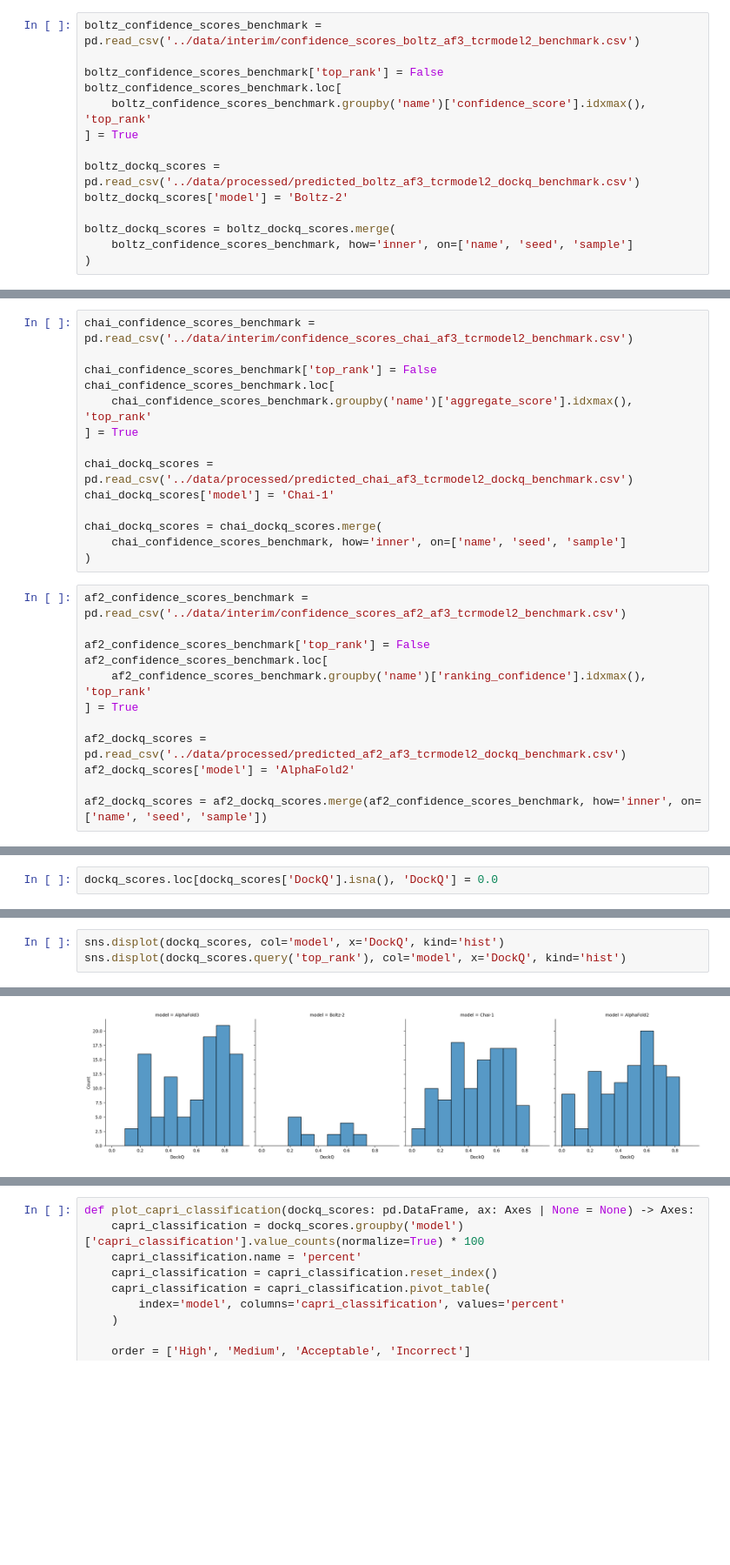
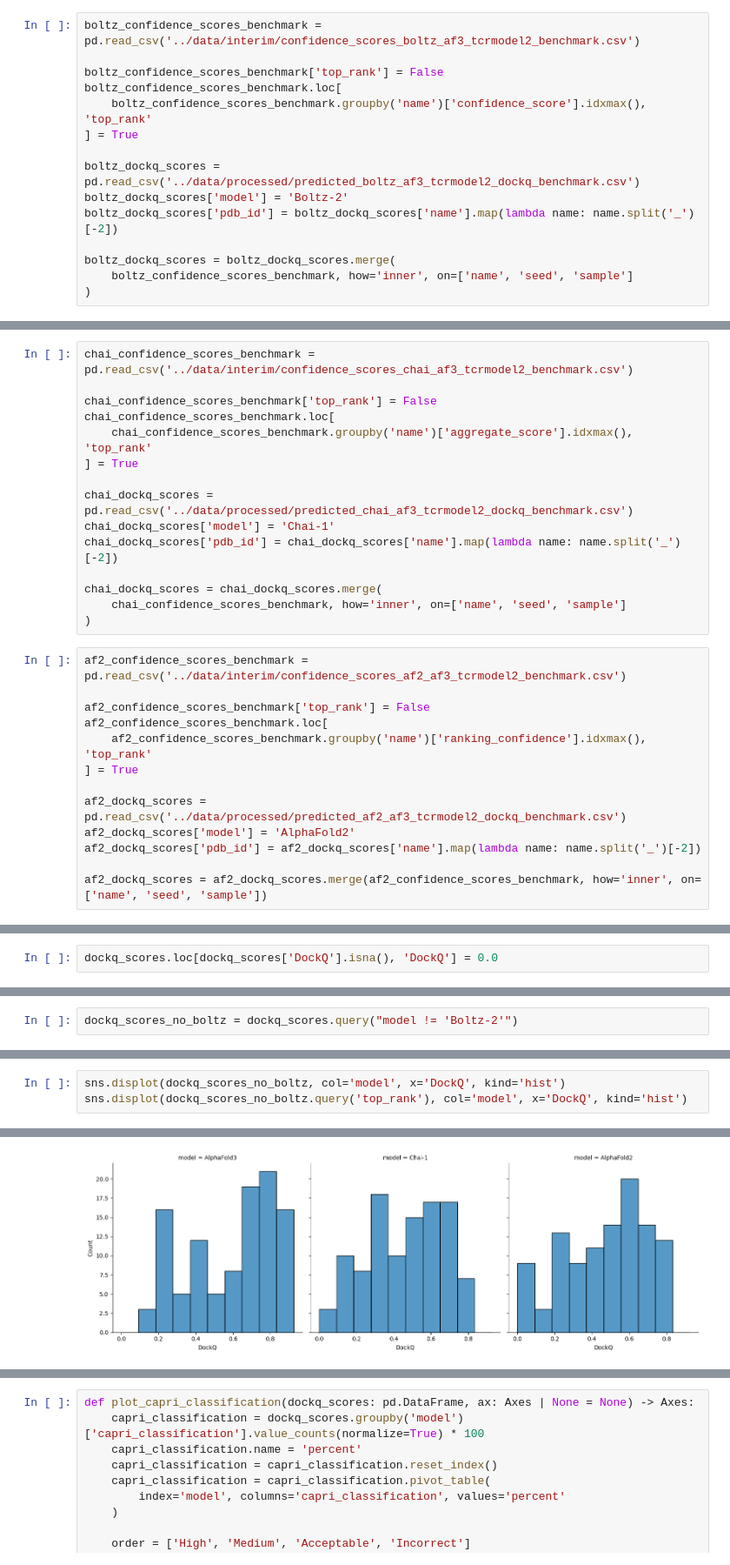
Before and after one commit to benjiemc/tcr-pmhc-predicted-structures, a Jupyter notebook: notebooks/benchmark_structure_prediction_methods.ipynb, the cells around one changed output, grey strips where cells are left out. Shown at 87% size. Saved outputs shown, nothing was run; the diff lists cells and outputs as text; blank space fills up the shorter version.

Commit message:
Split Boltz from DockQ benchmark plots

```diff
--- a/notebooks/benchmark_structure_prediction_methods.ipynb
+++ b/notebooks/benchmark_structure_prediction_methods.ipynb
@@ -460,6 +462,7 @@ boltz_confidence_scores_benchmark.loc[
 
 boltz_dockq_scores = pd.read_csv('../data/processed/predicted_boltz_af3_tcrmodel2_dockq_benchmark.csv')
 boltz_dockq_scores['model'] = 'Boltz-2'
+boltz_dockq_scores['pdb_id'] = boltz_dockq_scores['name'].map(lambda name: name.split('_')[-2])
 
 boltz_dockq_scores = boltz_dockq_scores.merge(
     boltz_confidence_scores_benchmark, how='inner', on=['name', 'seed', 'sample']
@@ -492,6 +495,7 @@ chai_confidence_scores_benchmark.loc[
 
 chai_dockq_scores = pd.read_csv('../data/processed/predicted_chai_af3_tcrmodel2_dockq_benchmark.csv')
 chai_dockq_scores['model'] = 'Chai-1'
+chai_dockq_scores['pdb_id'] = chai_dockq_scores['name'].map(lambda name: name.split('_')[-2])
 
 chai_dockq_scores = chai_dockq_scores.merge(
     chai_confidence_scores_benchmark, how='inner', on=['name', 'seed', 'sample']
@@ -506,6 +510,7 @@ af2_confidence_scores_benchmark.loc[
 
 af2_dockq_scores = pd.read_csv('../data/processed/predicted_af2_af3_tcrmodel2_dockq_benchmark.csv')
 af2_dockq_scores['model'] = 'AlphaFold2'
+af2_dockq_scores['pdb_id'] = af2_dockq_scores['name'].map(lambda name: name.split('_')[-2])
 
 af2_dockq_scores = af2_dockq_scores.merge(af2_confidence_scores_benchmark, how='inner', on=['name', 'seed', 'sample'])
 # %%
@@ -515,3 +539,5 @@ dockq_scores.loc[dockq_scores['DockQ'].isna(), 'DockQ'] = 0.0
+# %%
+dockq_scores_no_boltz = dockq_scores.query("model != 'Boltz-2'")
 # %%
 fig, axes = plt.subplots(1, 2, figsize=(10, 5))
 
@@ -529,6 +564,6 @@ plt.show()
 # %%
-sns.displot(dockq_scores, col='model', x='DockQ', kind='hist')
-sns.displot(dockq_scores.query('top_rank'), col='model', x='DockQ', kind='hist')
+sns.displot(dockq_scores_no_boltz, col='model', x='DockQ', kind='hist')
+sns.displot(dockq_scores_no_boltz.query('top_rank'), col='model', x='DockQ', kind='hist')
 # %% [output]
 <seaborn.axisgrid.FacetGrid at 0x...>
-[figure, old version]
+[figure, new version]
```
Also changed, not shown: parts of 16 cells of this notebook.
